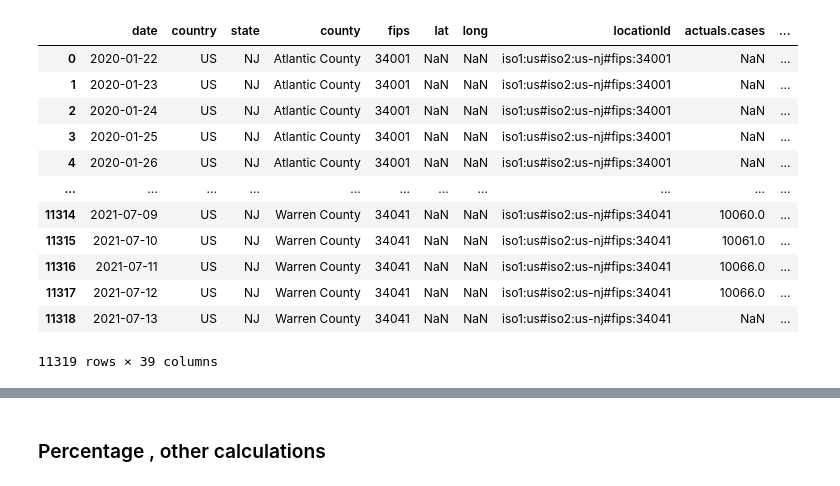
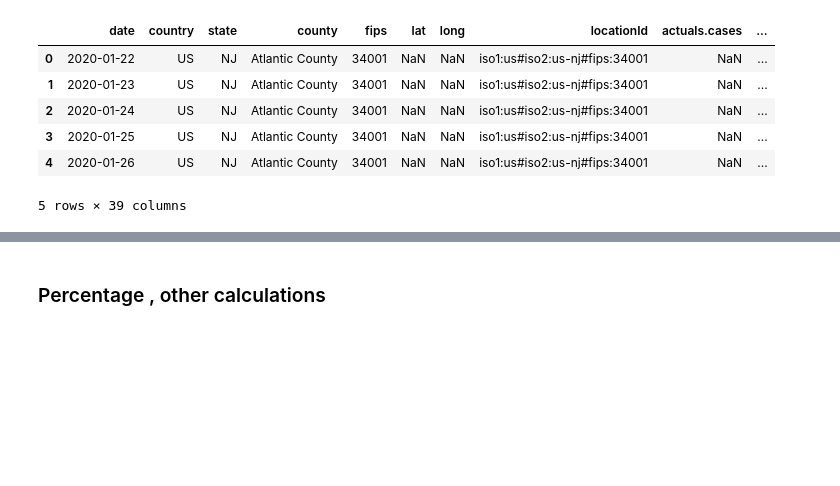
Before and after one commit to melissadiep94/covid19-project, a Jupyter notebook: State_NJ_Covid_time.ipynb, the cells around one changed output, grey strips where cells are left out. Saved outputs shown, nothing was run; the diff lists cells and outputs as text; code cells hidden in the pictures; blank space fills up the shorter version.

```diff
--- a/State_NJ_Covid_time.ipynb
+++ b/State_NJ_Covid_time.ipynb
@@ -6,21 +7,15 @@ import time
 from config import v_key
 # %%
 d_state_covid = pd.read_csv("Data/NJ state time series.csv" )
-d_state_covid
+d_state_covid.head()
 # %% [output]
 |  | date | country | state | county | fips | lat | long | locationId | actuals.cases | ... |
 | 0 | 2020-01-22 | US | NJ | Atlantic County | 34001 | NaN | NaN | iso1:us#iso2:us-nj#fips:34001 | NaN | ... |
 | 1 | 2020-01-23 | US | NJ | Atlantic County | 34001 | NaN | NaN | iso1:us#iso2:us-nj#fips:34001 | NaN | ... |
 | 2 | 2020-01-24 | US | NJ | Atlantic County | 34001 | NaN | NaN | iso1:us#iso2:us-nj#fips:34001 | NaN | ... |
 | 3 | 2020-01-25 | US | NJ | Atlantic County | 34001 | NaN | NaN | iso1:us#iso2:us-nj#fips:34001 | NaN | ... |
 | 4 | 2020-01-26 | US | NJ | Atlantic County | 34001 | NaN | NaN | iso1:us#iso2:us-nj#fips:34001 | NaN | ... |
-| ... | ... | ... | ... | ... | ... | ... | ... | ... | ... | ... |
-| 11314 | 2021-07-09 | US | NJ | Warren County | 34041 | NaN | NaN | iso1:us#iso2:us-nj#fips:34041 | 10060.0 | ... |
-| 11315 | 2021-07-10 | US | NJ | Warren County | 34041 | NaN | NaN | iso1:us#iso2:us-nj#fips:34041 | 10061.0 | ... |
-| 11316 | 2021-07-11 | US | NJ | Warren County | 34041 | NaN | NaN | iso1:us#iso2:us-nj#fips:34041 | 10066.0 | ... |
-| 11317 | 2021-07-12 | US | NJ | Warren County | 34041 | NaN | NaN | iso1:us#iso2:us-nj#fips:34041 | 10066.0 | ... |
-| 11318 | 2021-07-13 | US | NJ | Warren County | 34041 | NaN | NaN | iso1:us#iso2:us-nj#fips:34041 | NaN | ... |
-11319 rows × 39 columns
+5 rows × 39 columns
 # %%
 #getting columns needed for vaccination
 d_state_covid_conv_df=d_state_covid[['date','county','fips','actuals.cases','actuals.deaths','actuals.newCases',
```
Also changed, not shown: parts of 20 cells of this notebook.
